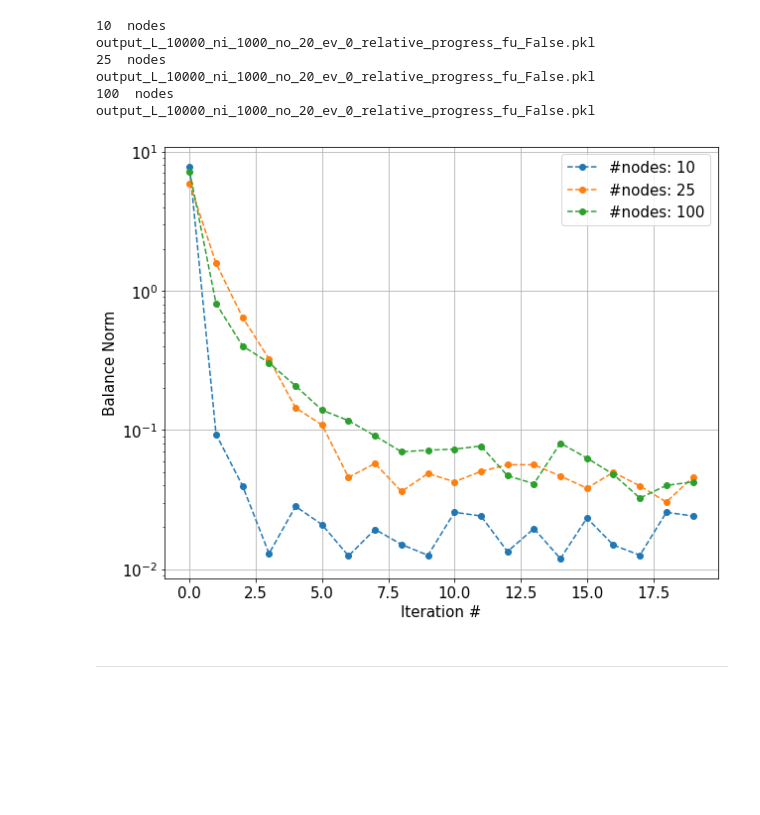
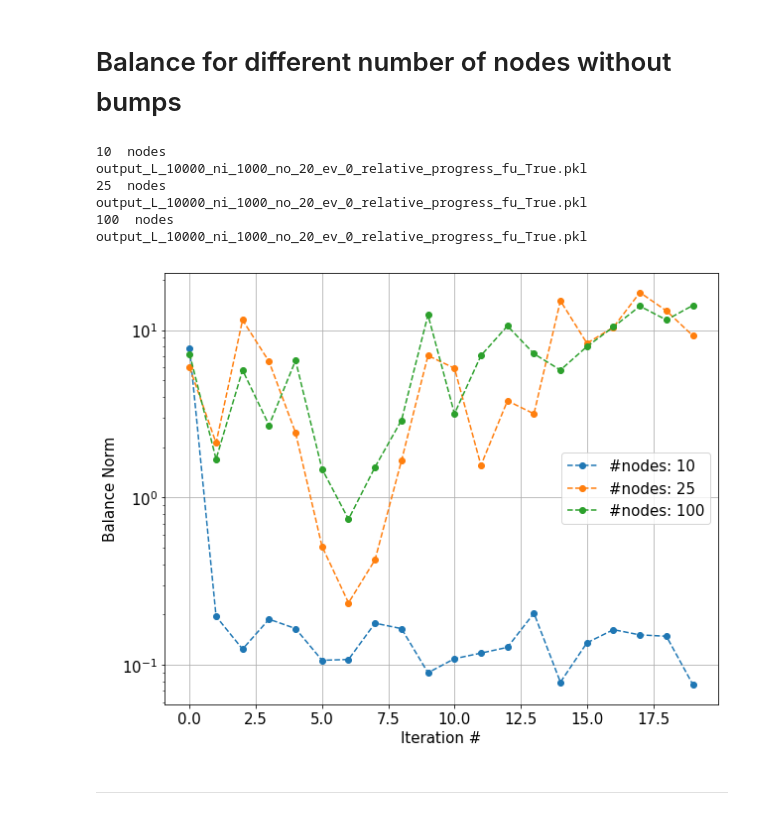
Before and after one commit to LucasFuentesValenzuela/ICU, a Jupyter notebook: notebooks/Generate Figures Quals.ipynb, the cells around one changed output. Saved outputs shown, nothing was run; the diff lists cells and outputs as text; code cells hidden in the pictures; blank space fills up the shorter version.

Commit message:
getting images for quals. Trying to fix the classic problem

```diff
--- a/notebooks/Generate Figures Quals.ipynb
+++ b/notebooks/Generate Figures Quals.ipynb
@@ -28,0 +57,22 @@ matplotlib.rc('font', **font)
+# %%
+n_nodes_list=[10, 25, 100]
+
+plt.figure(figsize=(10,8))
+for n in n_nodes_list:
+    print(n, ' nodes')
+    path='Data/'+str(n)+'Nodes/outputs/quals/results_withBumps'
+    filename=os.listdir(path)[0]
+    print(filename)
+
+    with open(os.path.join(path, filename), 'rb') as f:
+            G_FW, OD, ri_FW, n_outer, n_inner, balance, opt_res, OD_list, balance_list = pickle.load(f)
+    b=[]
+    for i in range(balance.shape[0]):
+        b.append(np.max(np.abs(balance[i,:])))
+    plt.plot(np.array(b), 'o--', label='#nodes: ' + str(n))
+    plt.grid(True)
+    plt.legend()
+    plt.yscale('log')
+    plt.xlabel('Iteration #')
+    plt.ylabel('Max Balance')
+    plt.savefig('Data/ImagesQuals/max_balance.png',transparent=True, dpi=400)
@@ -29,33 +87,35 @@ matplotlib.rc('font', **font)
+# %% [markdown]
+# Balance for different number of nodes without bumps
 # %%
 n_nodes_list=[10, 25, 100]
 
 plt.figure(figsize=(10,8))
 for n in n_nodes_list:
     print(n, ' nodes')
-    path='Data/'+str(n)+'Nodes/outputs/quals/results_withBumps'
+    path='Data/'+str(n)+'Nodes/outputs/quals/results2'
     filename=os.listdir(path)[0]
     print(filename)
 
     with open(os.path.join(path, filename), 'rb') as f:
-            G_FW, OD, ri_FW, n_outer, n_inner, balance, opt_res, OD_list, balance_list = pickle.load(f)
+            G_FW, OD, ri_FW, n_outer, n_inner, balance, opt_res, OD_list, balance_list, _ = pickle.load(f)
     b=[]
     for b_ in balance_list:
         b.append(b_[-1])
     plt.plot(np.array(b), 'o--', label='#nodes: ' + str(n))
     plt.grid(True)
     plt.legend()
     plt.yscale('log')
     plt.xlabel('Iteration #')
     plt.ylabel('Balance Norm')
     plt.savefig('Data/ImagesQuals/balance_n_Nodes.png',transparent=True, dpi=400)
 # %% [output]
 10  nodes
-output_L_10000_ni_1000_no_20_ev_0_relative_progress_fu_False.pkl
+output_L_10000_ni_1000_no_20_ev_0_relative_progress_fu_True.pkl
 25  nodes
-output_L_10000_ni_1000_no_20_ev_0_relative_progress_fu_False.pkl
+output_L_10000_ni_1000_no_20_ev_0_relative_progress_fu_True.pkl
 100  nodes
-output_L_10000_ni_1000_no_20_ev_0_relative_progress_fu_False.pkl
+output_L_10000_ni_1000_no_20_ev_0_relative_progress_fu_True.pkl
-[figure, old version]
+[figure, new version]
 # %% [markdown]
 -----
 # %% [markdown]
```
Also changed, not shown: parts of 8 cells of this notebook, 8 other files.
